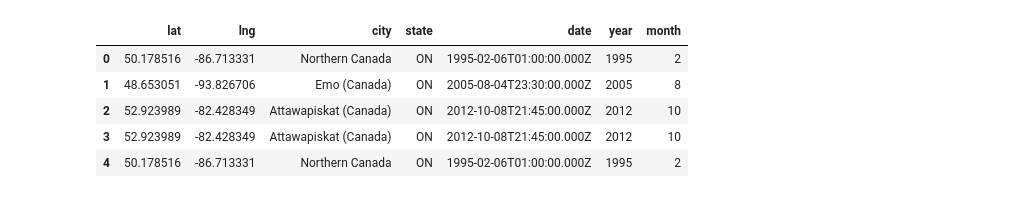
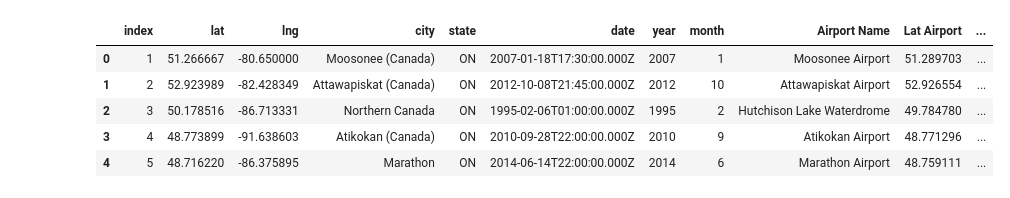
Before and after one commit to kanbhatia/Alien-Sightings-VS-Airplanes, a Jupyter notebook: Ufo-Data_Google.ipynb, the cells around one changed output. Saved outputs shown, nothing was run; the diff lists cells and outputs as text; code cells hidden in the pictures.

```diff
--- a/Ufo-Data_Google.ipynb
+++ b/Ufo-Data_Google.ipynb
@@ -21,15 +12,19 @@ lngs = np.random.uniform(low=Ontario_lng_min, high=Ontario_lng_max, size=2000)
 # %%
-file = "Duplicate-data.csv"
-
+file = "CSV_files\Duplicate-data.csv"
+distance_location = "CSV_files\Airport_distance.csv"
 df = pd.read_csv(file)
-df.head()
+distance_data = pd.read_csv(distance_location)
+# df.head()
+del distance_data["Unnamed: 0"]
+del distance_data["Unnamed: 0.1"]
+distance_data.head()
 # %% [output]
-|  | lat | lng | city | state | date | year | month |
-| 0 | 50.178516 | -86.713331 | Northern Canada | ON | 1995-02-06T01:00:00.000Z | 1995 | 2 |
-| 1 | 48.653051 | -93.826706 | Emo (Canada) | ON | 2005-08-04T23:30:00.000Z | 2005 | 8 |
-| 2 | 52.923989 | -82.428349 | Attawapiskat (Canada) | ON | 2012-10-08T21:45:00.000Z | 2012 | 10 |
-| 3 | 52.923989 | -82.428349 | Attawapiskat (Canada) | ON | 2012-10-08T21:45:00.000Z | 2012 | 10 |
-| 4 | 50.178516 | -86.713331 | Northern Canada | ON | 1995-02-06T01:00:00.000Z | 1995 | 2 |
+|  | index | lat | lng | city | state | date | year | month | Airport Name | Lat Airport | ... |
+| 0 | 1 | 51.266667 | -80.650000 | Moosonee (Canada) | ON | 2007-01-18T17:30:00.000Z | 2007 | 1 | Moosonee Airport | 51.289703 | ... |
+| 1 | 2 | 52.923989 | -82.428349 | Attawapiskat (Canada) | ON | 2012-10-08T21:45:00.000Z | 2012 | 10 | Attawapiskat Airport | 52.926554 | ... |
+| 2 | 3 | 50.178516 | -86.713331 | Northern Canada | ON | 1995-02-06T01:00:00.000Z | 1995 | 2 | Hutchison Lake Waterdrome | 49.784780 | ... |
+| 3 | 4 | 48.773899 | -91.638603 | Atikokan (Canada) | ON | 2010-09-28T22:00:00.000Z | 2010 | 9 | Atikokan Airport | 48.771296 | ... |
+| 4 | 5 | 48.716220 | -86.375895 | Marathon | ON | 2014-06-14T22:00:00.000Z | 2014 | 6 | Marathon Airport | 48.759111 | ... |
 # %%
 df["Airport Name"] = ""
 df["Lat Airport"] = ""
```
Also changed, not shown: parts of 13 cells of this notebook, 2 other files.
